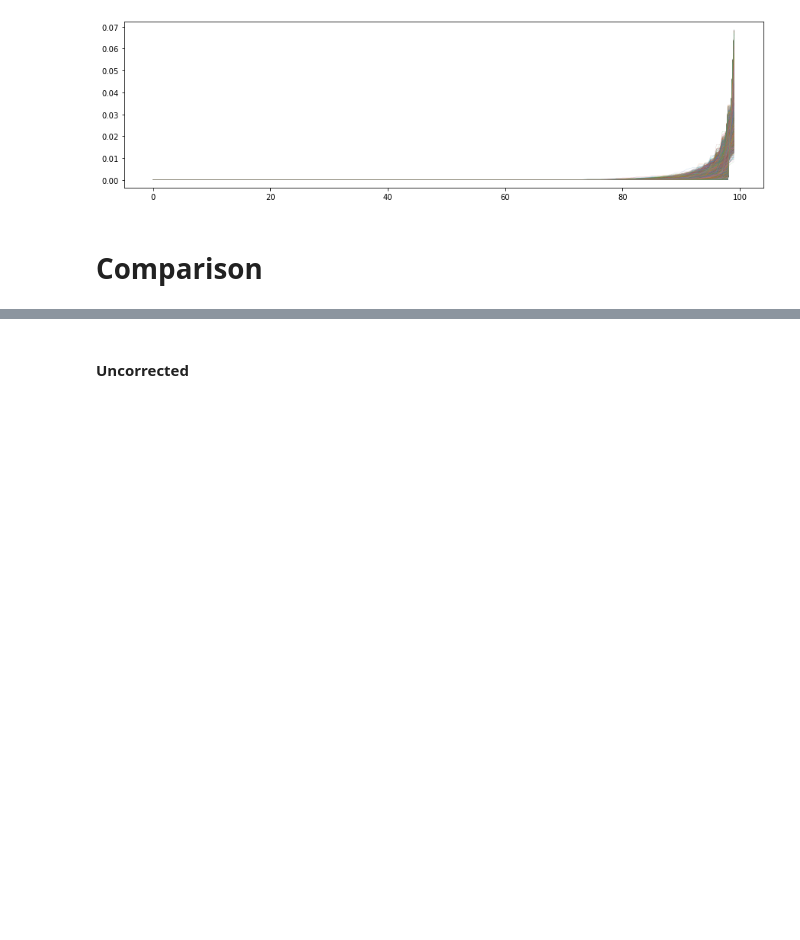
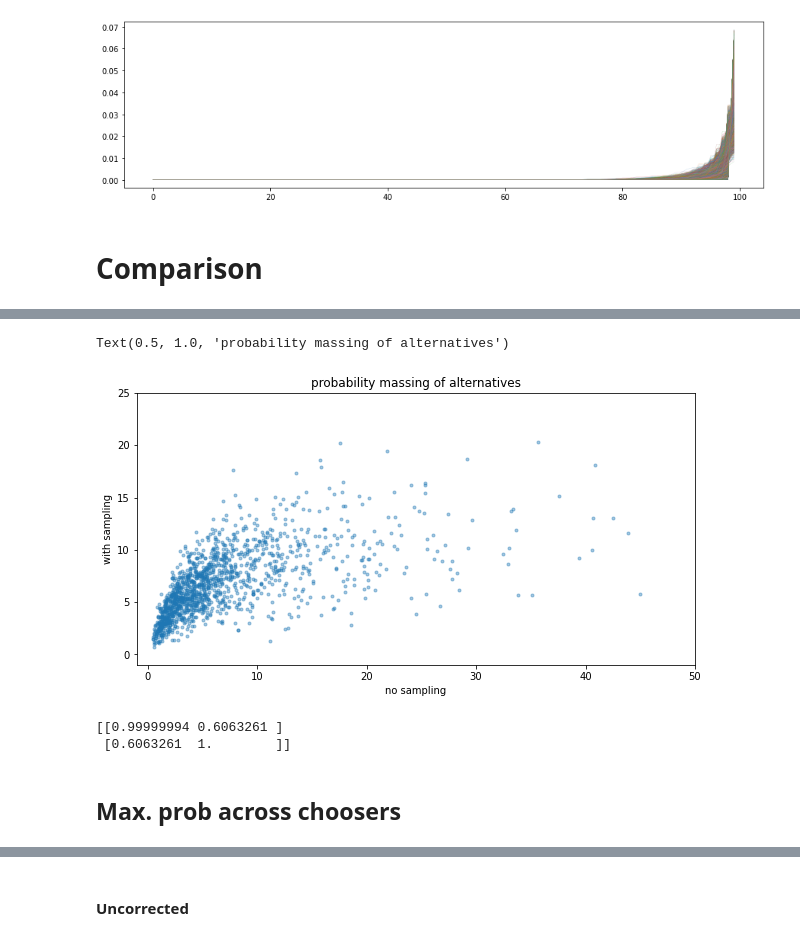
Before and after one commit to mxndrwgrdnr/simulation_bias, a Jupyter notebook: notebooks/large_mnl.ipynb, the cells around one changed output, grey strips where cells are left out. Cells and saved outputs as stored; diff of their text form; code cells hidden in the pictures; blank space fills up the shorter version.

```diff
--- a/notebooks/large_mnl.ipynb
+++ b/notebooks/large_mnl.ipynb
@@ -242,0 +260,20 @@ Wall time: 3min 33s
+# %%
+true_massing = probs_true.sum(axis=0)
+sampled_massing = probs_samp_sparse.sum(axis=0)
+fig, ax = plt.subplots(figsize=(10, 5))
+ax.scatter(true_massing, sampled_massing, marker='.', alpha=0.4)
+ax.set_ylim(-1, 25)
+ax.set_xlim(-1, 50)
+ax.set_ylabel('with sampling')
+ax.set_xlabel('no sampling')
+ax.set_title('probability massing of alternatives')
+# %% [output]
+Text(0.5, 1.0, 'probability massing of alternatives')
+[figure, added]
+# %%
+print(np.corrcoef(true_massing, sampled_massing))
+# %% [output]
+[[0.99999994 0.6063261 ]
+ [0.6063261  1.        ]]
+# %% [markdown]
+## Max. prob across choosers
```
Also changed, not shown: parts of 28 cells of this notebook.
